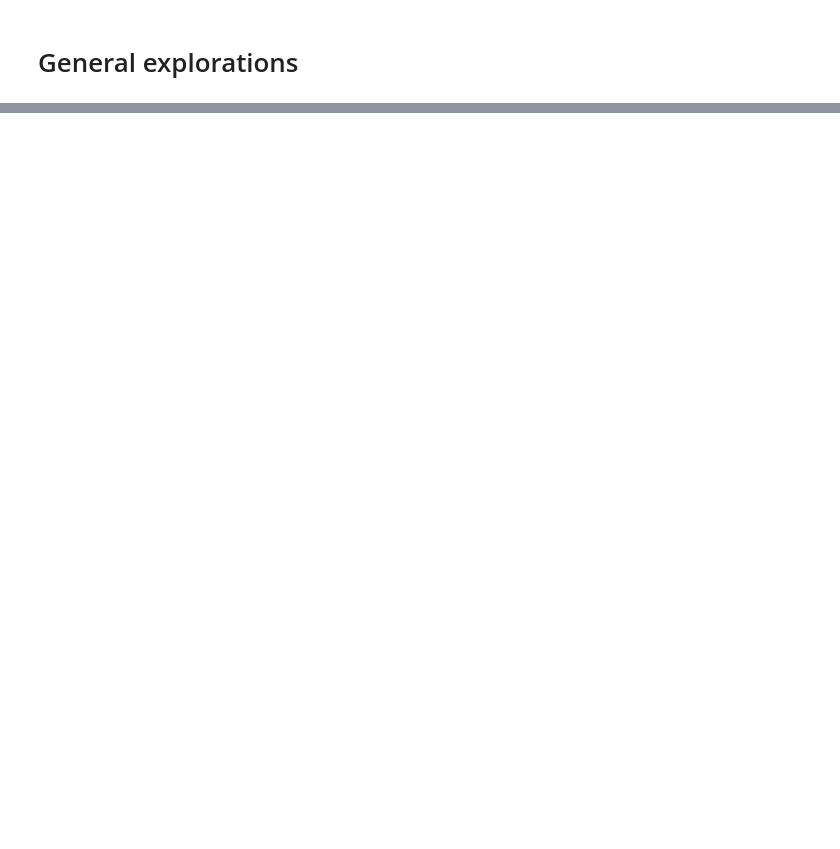
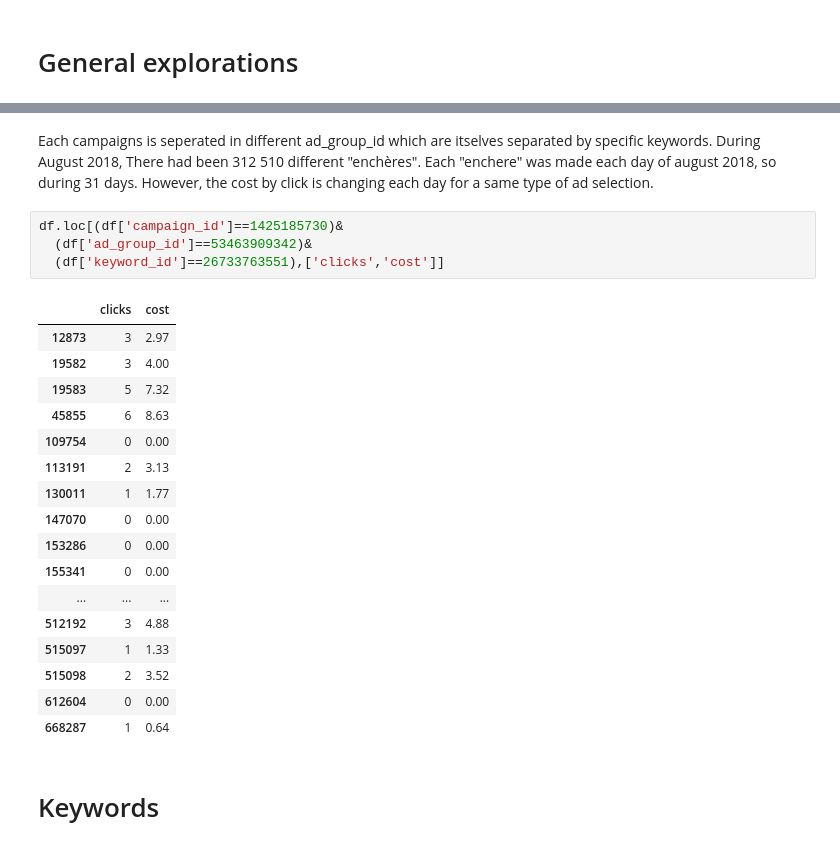
Before and after one commit to paguilmin/Eflab_test, a Jupyter notebook: Test.ipynb, the cells around one changed output, grey strips where cells are left out. Drawn from its saved outputs; the diff is of its cells as text; blank space fills up the shorter version.

```diff
--- a/Test.ipynb
+++ b/Test.ipynb
@@ -59,0 +181,27 @@ There are 671614 observations and 12 features
+# %% [markdown]
+Each campaigns is seperated in different ad_group_id which are itselves separated by specific keywords.
+During August 2018, There had been 312 510 different "enchères". Each "enchere" was made each day of august 2018, so during 31 days. However, the cost by click is changing each day for a same type of ad selection.
+# %%
+df.loc[(df['campaign_id']==1425185730)&
+  (df['ad_group_id']==53463909342)&
+  (df['keyword_id']==26733763551),['clicks','cost']]
+# %% [output]
+|  | clicks | cost |
+| 12873 | 3 | 2.97 |
+| 19582 | 3 | 4.00 |
+| 19583 | 5 | 7.32 |
+| 45855 | 6 | 8.63 |
+| 109754 | 0 | 0.00 |
+| 113191 | 2 | 3.13 |
+| 130011 | 1 | 1.77 |
+| 147070 | 0 | 0.00 |
+| 153286 | 0 | 0.00 |
+| 155341 | 0 | 0.00 |
+| ... | ... | ... |
+| 512192 | 3 | 4.88 |
+| 515097 | 1 | 1.33 |
+| 515098 | 2 | 3.52 |
+| 612604 | 0 | 0.00 |
+| 668287 | 1 | 0.64 |
+# %% [markdown]
+# Keywords
```
Also changed, not shown: parts of 84 cells of this notebook.
